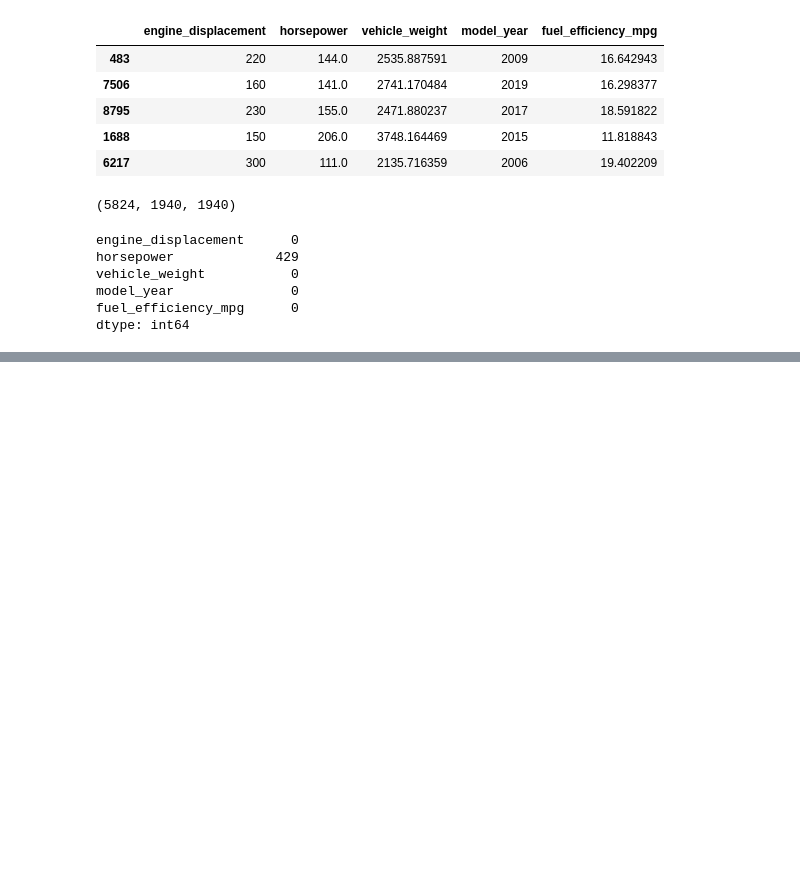
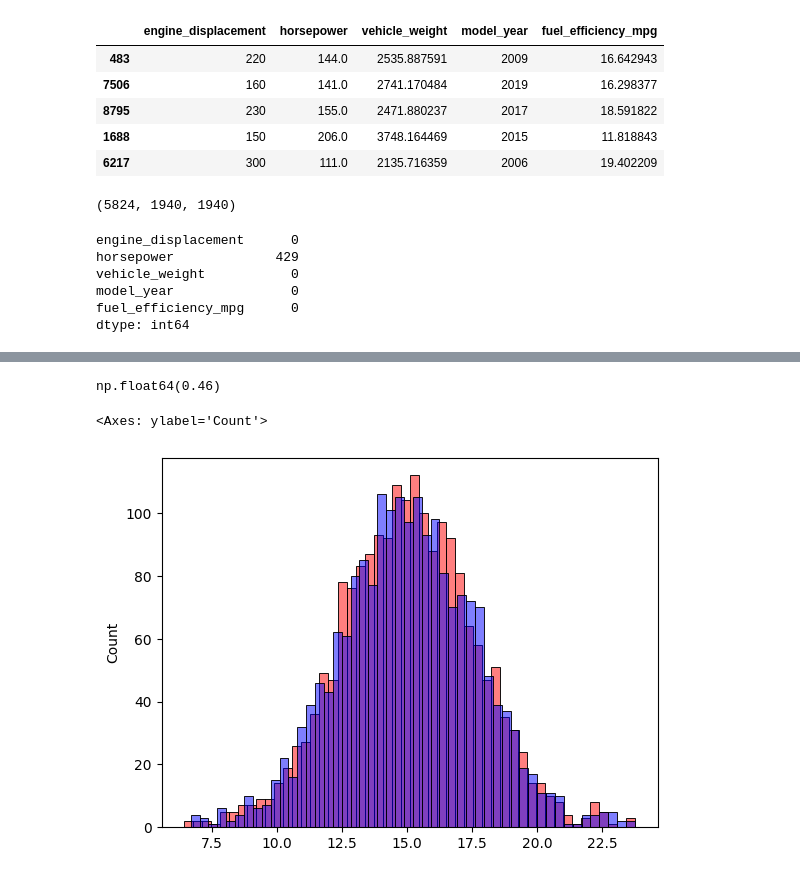
Before and after one commit to jjean95/ML_Zoomcamp_homework, a Jupyter notebook: 02-regression/homework2.ipynb, the cells around one changed output, grey strips where cells are left out. Cells and saved outputs as stored; diff of their text form; code cells hidden in the pictures; blank space fills up the shorter version.

```diff
--- a/02-regression/homework2.ipynb
+++ b/02-regression/homework2.ipynb
@@ -119,3 +157,27 @@ dtype: int64
+# %%
+## With Mean
+horsepower_mean = df_train.horsepower.mean()
+# %%
+## fill missing values with mean
+X_train_mean = df_train[features].fillna(horsepower_mean).to_numpy()
+X_val_mean = df_val[features].fillna(horsepower_mean).to_numpy()
+# %%
+## train the model
+w0_mean, w_mean = linear_regression(X_train_mean, y_train)
+# %%
+## predictions
+y_pred_mean = w0_mean + X_val_mean.dot(w_mean)
+# %%
+#rmse mean
+round(rmse(y_val, y_pred_mean),2)
+# %% [output]
+np.float64(0.46)
+# %%
+sns.histplot(y_pred_mean, label='prediction', color='red', alpha=0.5, bins=50)
+sns.histplot(y_val, label='target', color='blue', alpha=0.5, bins=50)
+# %% [output]
+<Axes: ylabel='Count'>
+[figure, added]
 # %%
 #Q4 Best regularization
 # Now let's train a regularized linear regression.
```
Also changed, not shown: parts of 17 cells of this notebook.
